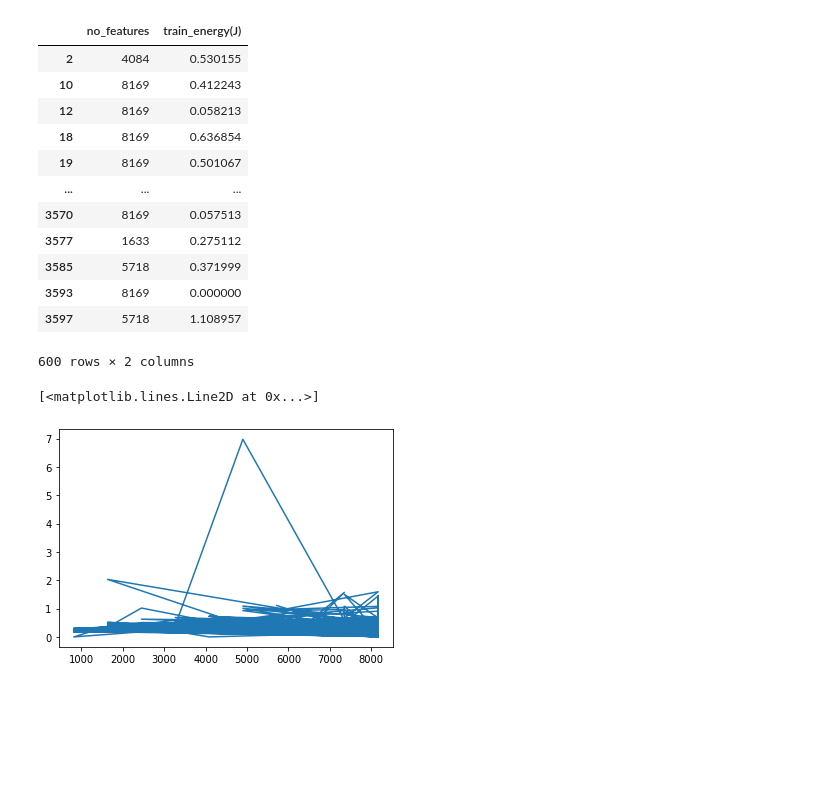
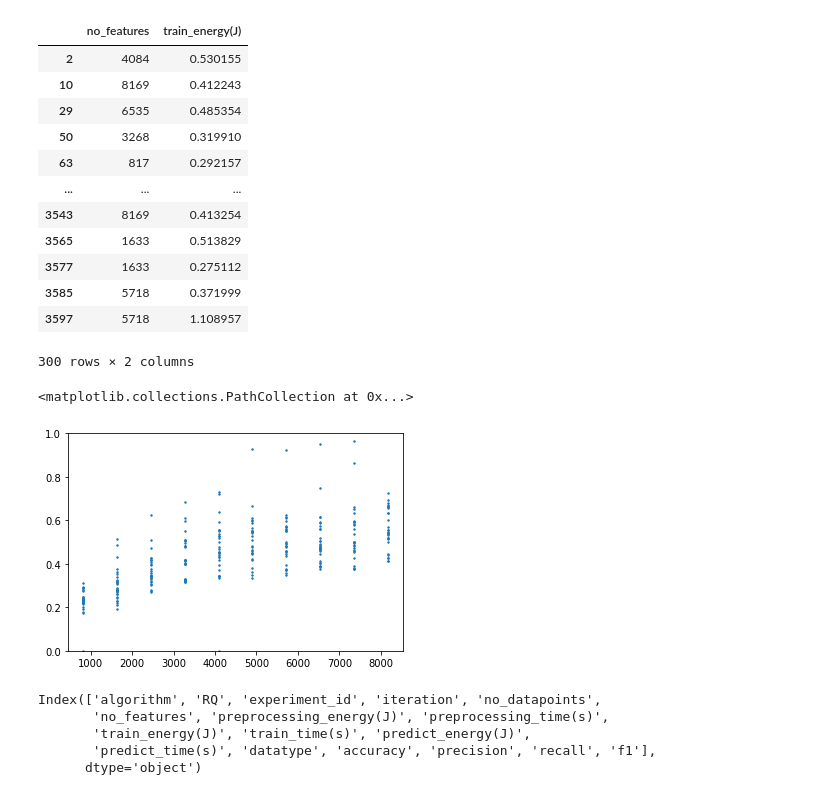
Before and after one commit to kikyo01/info250, a Jupyter notebook: project1/project1.ipynb, the cells around one changed output. Drawn from its saved outputs; the diff is of its cells as text; code cells hidden in the pictures; blank space fills up the shorter version.

```diff
--- a/project1/project1.ipynb
+++ b/project1/project1.ipynb
@@ -7,7 +7,7 @@ import matplotlib.pyplot as plt
 file_path = './results-2021-12-18.csv'
 df = pd.read_csv(file_path)
 # print(type(df))
-df1 = df[df["algorithm"] == 'SVM' ]
+df1 = df[(df["algorithm"] == 'SVM')&(df["RQ"]==2.2) ]
 row_labels = df1.index[:]
 col_labels = df1.columns[[5,8]]
 df1.loc[row_labels,col_labels]
@@ -15,24 +15,34 @@ df1.loc[row_labels,col_labels]
 |  | no_features | train_energy(J) |
 | 2 | 4084 | 0.530155 |
 | 10 | 8169 | 0.412243 |
-| 12 | 8169 | 0.058213 |
-| 18 | 8169 | 0.636854 |
-| 19 | 8169 | 0.501067 |
+| 29 | 6535 | 0.485354 |
+| 50 | 3268 | 0.319910 |
+| 63 | 817 | 0.292157 |
 | ... | ... | ... |
-| 3570 | 8169 | 0.057513 |
+| 3543 | 8169 | 0.413254 |
+| 3565 | 1633 | 0.513829 |
 | 3577 | 1633 | 0.275112 |
 | 3585 | 5718 | 0.371999 |
-| 3593 | 8169 | 0.000000 |
 | 3597 | 5718 | 1.108957 |
-600 rows × 2 columns
+300 rows × 2 columns
 # %%
 #先看一下大概是什么样的
+plt.ylim(0,1)
 row_labels = df1.index[:]
 col_feature_labels = df1.columns[5]
 col_energy_labels = df1.columns[8]
 x = df1.loc[row_labels,col_feature_labels].to_numpy()
 y = df1.loc[row_labels,col_energy_labels].to_numpy()
-plt.plot(x,y)
+plt.scatter(x,y,s=2)
 # %% [output]
-[<matplotlib.lines.Line2D at 0x...>]
+<matplotlib.collections.PathCollection at 0x...>
-[figure, old version]
+[figure, new version]
+# %%
+df.index
+df.columns
+# %% [output]
+Index(['algorithm', 'RQ', 'experiment_id', 'iteration', 'no_datapoints',
+       'no_features', 'preprocessing_energy(J)', 'preprocessing_time(s)',
+       'train_energy(J)', 'train_time(s)', 'predict_energy(J)',
+       'predict_time(s)', 'datatype', 'accuracy', 'precision', 'recall', 'f1'],
+      dtype='object')
```
Also changed, not shown: parts of 2 cells of this notebook.
